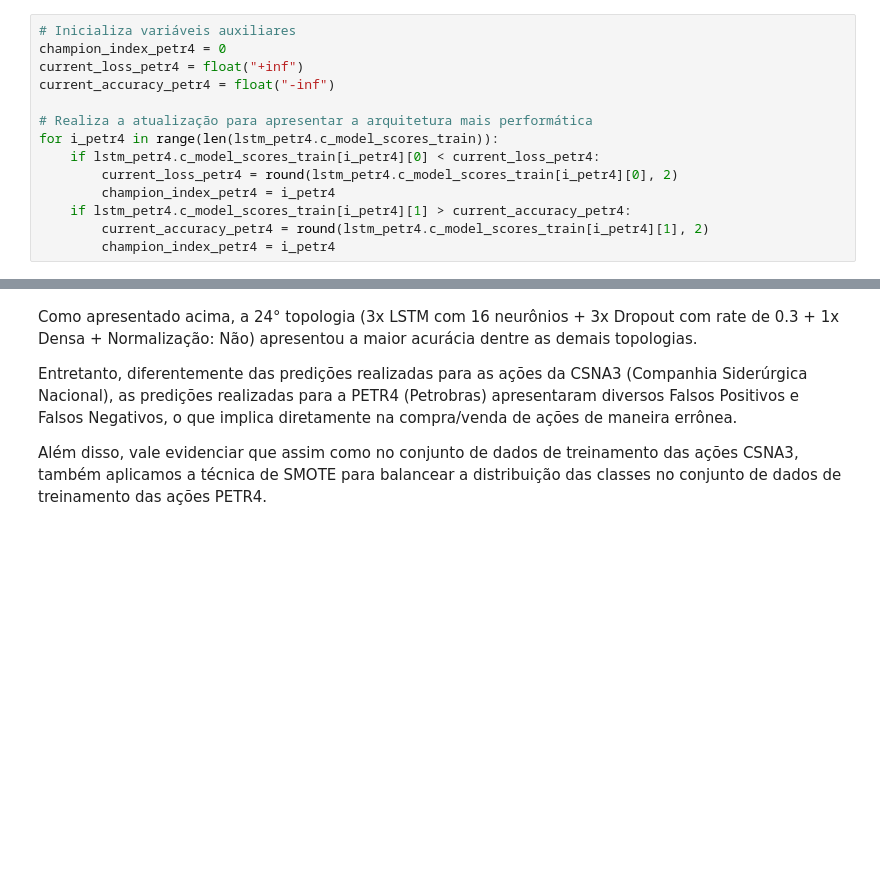
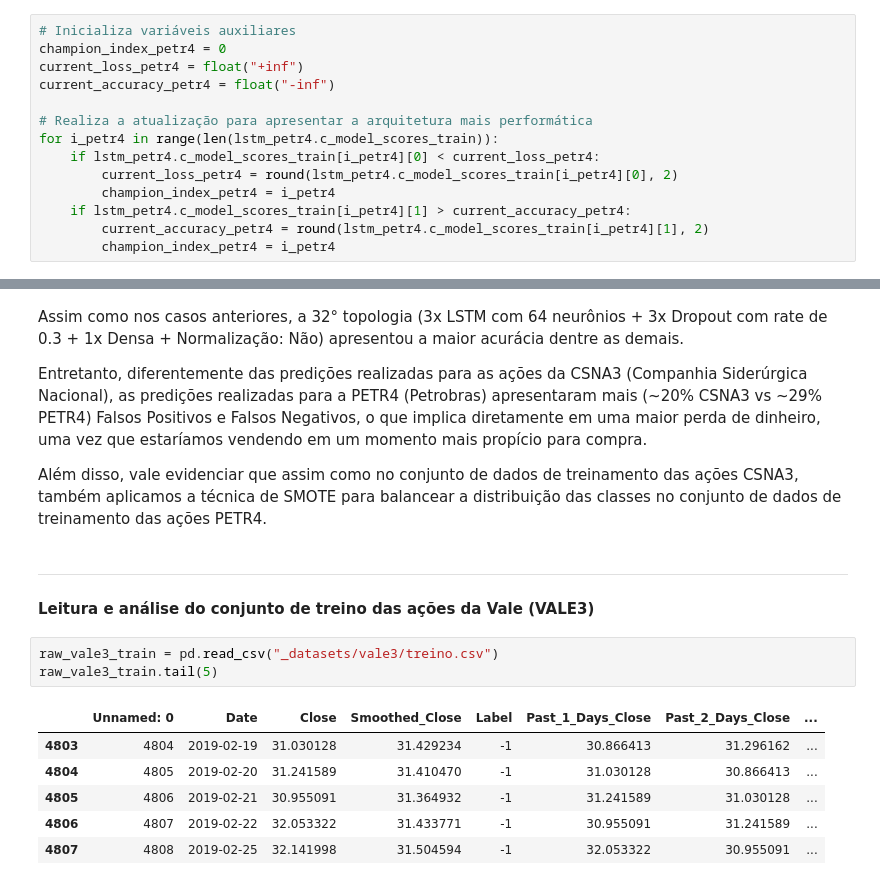
Before and after one commit to leonardosantosrocha/fiap-deep-learning, a Jupyter notebook: main.ipynb, the cells around one changed output, grey strips where cells are left out. Saved outputs shown, nothing was run; the diff lists cells and outputs as text; blank space fills up the shorter version.

```diff
--- a/main.ipynb
+++ b/main.ipynb
@@ -1048,6 +1050,20 @@ weighted avg       0.68      0.66      0.66      1203
 # %% [markdown]
-Como apresentado acima, a 24° topologia (3x LSTM com 16 neurônios + 3x Dropout com rate de 0.3 + 1x Densa + Normalização: Não) apresentou a maior acurácia dentre as demais topologias.
+Assim como nos casos anteriores, a 32° topologia (3x LSTM com 64 neurônios + 3x Dropout com rate de 0.3 + 1x Densa + Normalização: Não) apresentou a maior acurácia dentre as demais.
 
-Entretanto, diferentemente das predições realizadas para as ações da CSNA3 (Companhia Siderúrgica Nacional), as predições realizadas para a PETR4 (Petrobras) apresentaram diversos Falsos Positivos e Falsos Negativos, o que implica diretamente na compra/venda de ações de maneira errônea.
+Entretanto, diferentemente das predições realizadas para as ações da CSNA3 (Companhia Siderúrgica Nacional), as predições realizadas para a PETR4 (Petrobras) apresentaram mais (~20% CSNA3 vs ~29% PETR4) Falsos Positivos e Falsos Negativos, o que implica diretamente em uma maior perda de dinheiro, uma vez que estaríamos vendendo em um momento mais propício para compra.
 
 Além disso, vale evidenciar que assim como no conjunto de dados de treinamento das ações CSNA3, também aplicamos a técnica de SMOTE para balancear a distribuição das classes no conjunto de dados de treinamento das ações PETR4.
+# %% [markdown]
+___
+
+#### Leitura e análise do conjunto de treino das ações da Vale (VALE3)
+# %%
+raw_vale3_train = pd.read_csv("_datasets/vale3/treino.csv")
+raw_vale3_train.tail(5)
+# %% [output]
+|  | Unnamed: 0 | Date | Close | Smoothed_Close | Label | Past_1_Days_Close | Past_2_Days_Close | ... |
+| 4803 | 4804 | 2019-02-19 | 31.030128 | 31.429234 | -1 | 30.866413 | 31.296162 | ... |
+| 4804 | 4805 | 2019-02-20 | 31.241589 | 31.410470 | -1 | 31.030128 | 30.866413 | ... |
+| 4805 | 4806 | 2019-02-21 | 30.955091 | 31.364932 | -1 | 31.241589 | 31.030128 | ... |
+| 4806 | 4807 | 2019-02-22 | 32.053322 | 31.433771 | -1 | 30.955091 | 31.241589 | ... |
+| 4807 | 4808 | 2019-02-25 | 32.141998 | 31.504594 | -1 | 32.053322 | 30.955091 | ... |
```
Also changed, not shown: parts of 46 cells of this notebook.
